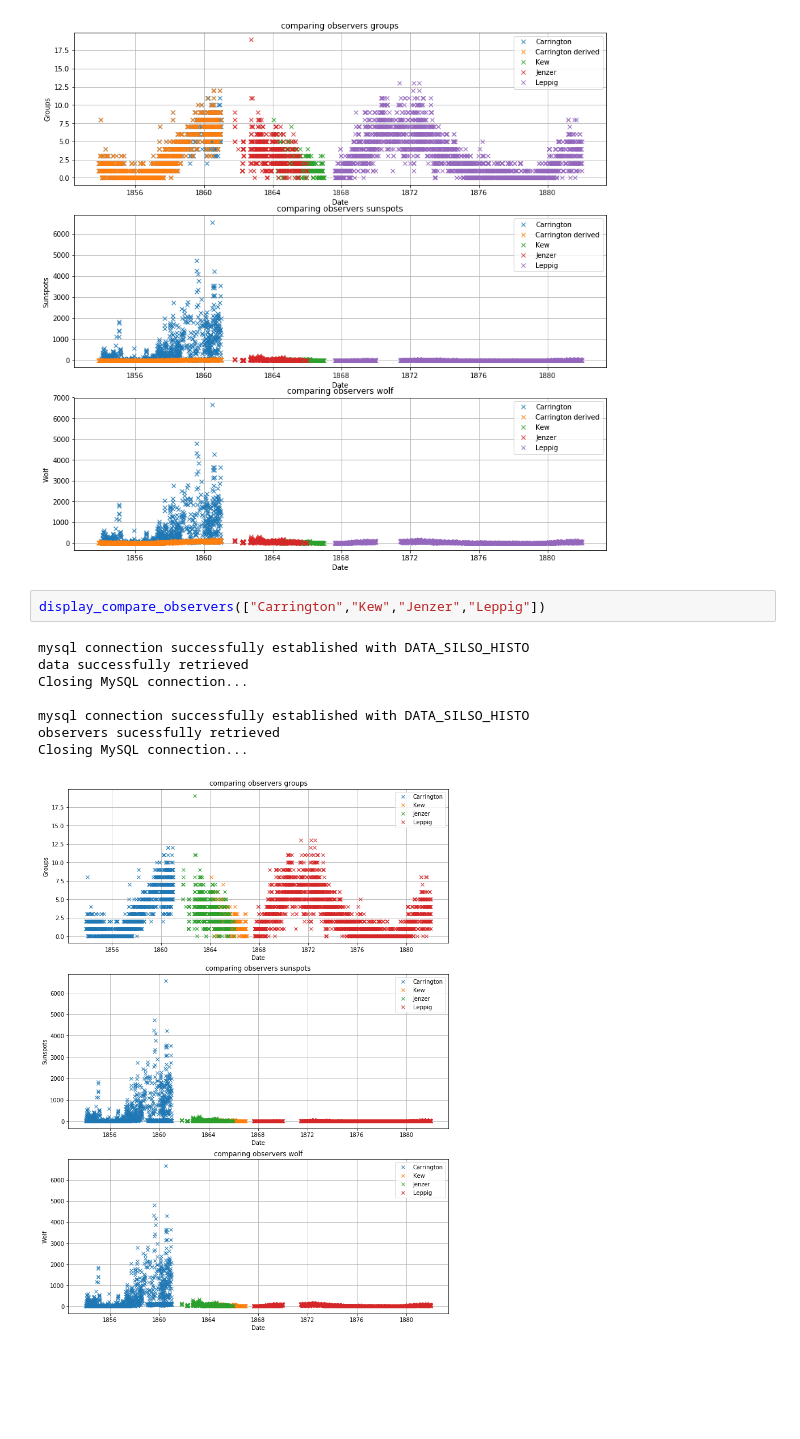
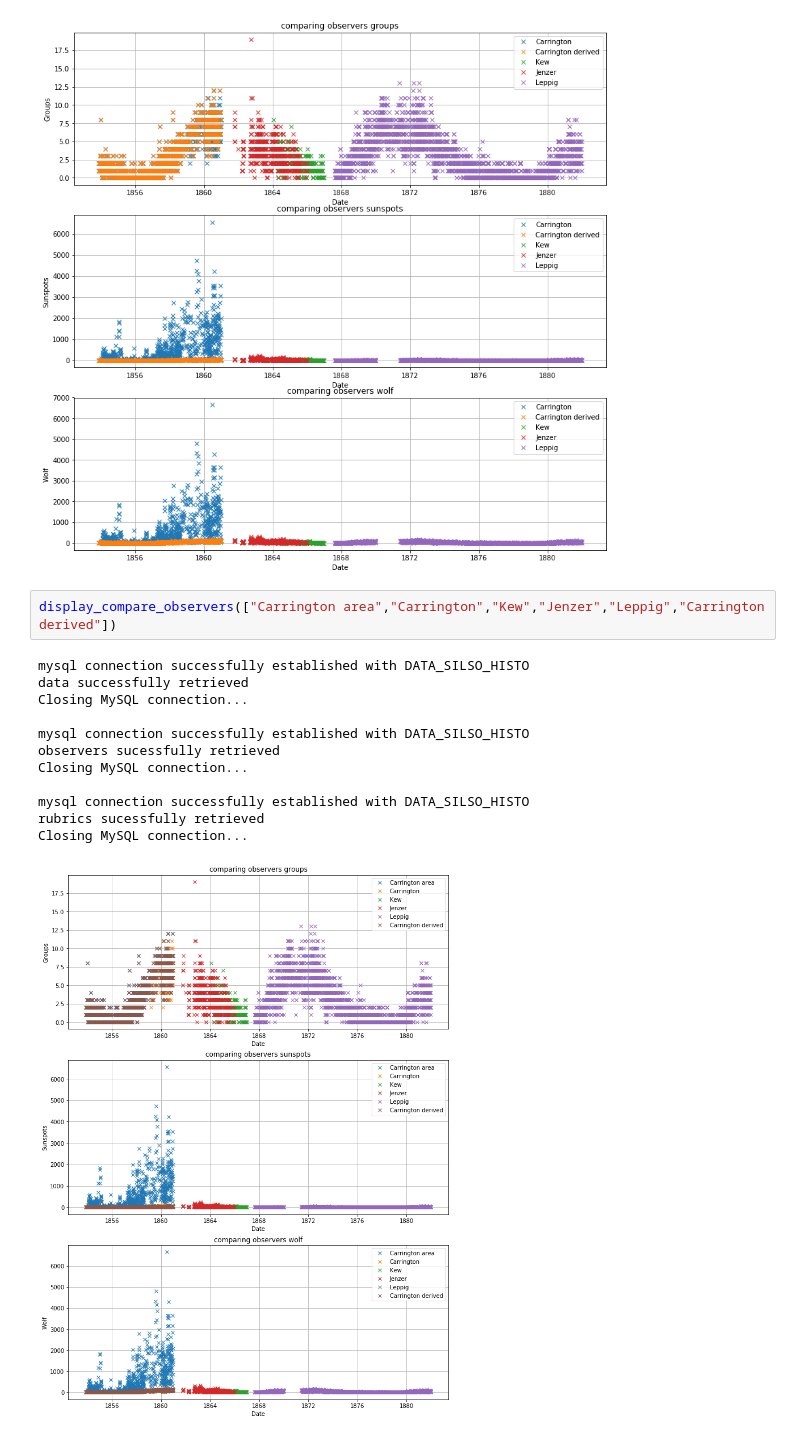
Before and after one commit to dcxSt/DATA_SILSO_HISTO_search, a Jupyter notebook: carrington_investigation_wolf.ipynb, the cells around one changed output. Saved outputs shown, nothing was run; the diff lists cells and outputs as text; blank space fills up the shorter version.

```diff
--- a/carrington_investigation_wolf.ipynb
+++ b/carrington_investigation_wolf.ipynb
@@ -332,13 +332,17 @@ observers sucessfully retrieved
 Closing MySQL connection...
 [figure]
 # %%
-display_compare_observers(["Carrington","Kew","Jenzer","Leppig"])
+display_compare_observers(["Carrington area","Carrington","Kew","Jenzer","Leppig","Carrington derived"])
 # %% [output]
 mysql connection successfully established with DATA_SILSO_HISTO
 data successfully retrieved
 Closing MySQL connection...
 
 mysql connection successfully established with DATA_SILSO_HISTO
 observers sucessfully retrieved
 Closing MySQL connection...
+
+mysql connection successfully established with DATA_SILSO_HISTO
+rubrics sucessfully retrieved
+Closing MySQL connection...
-[figure, old version]
+[figure, new version]
```
Also changed, not shown: 12 other files.
